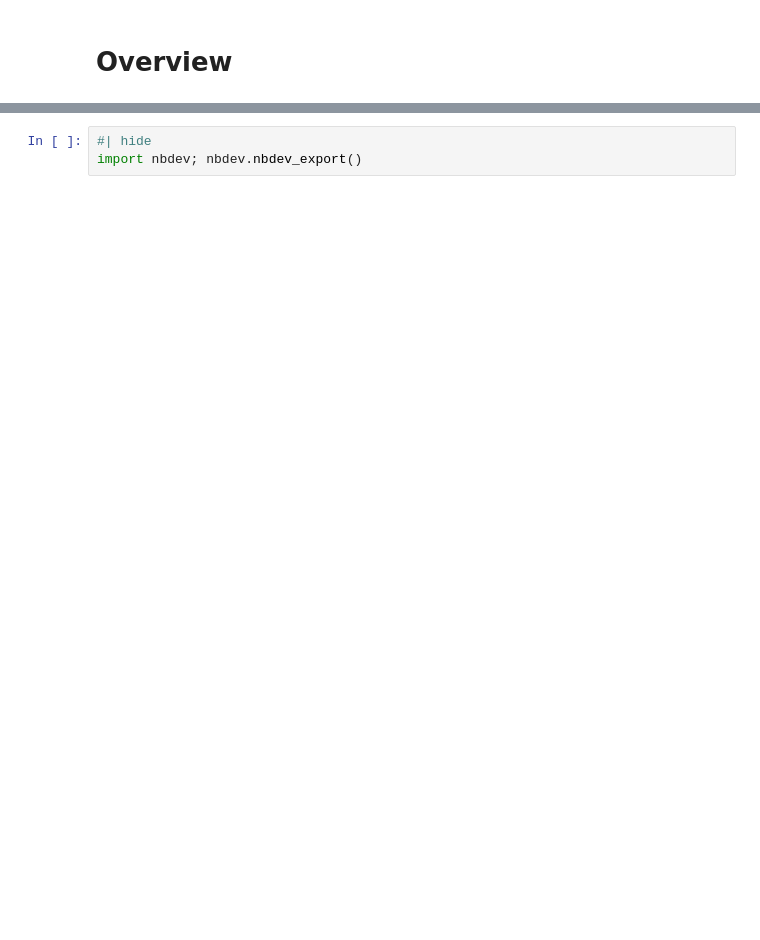
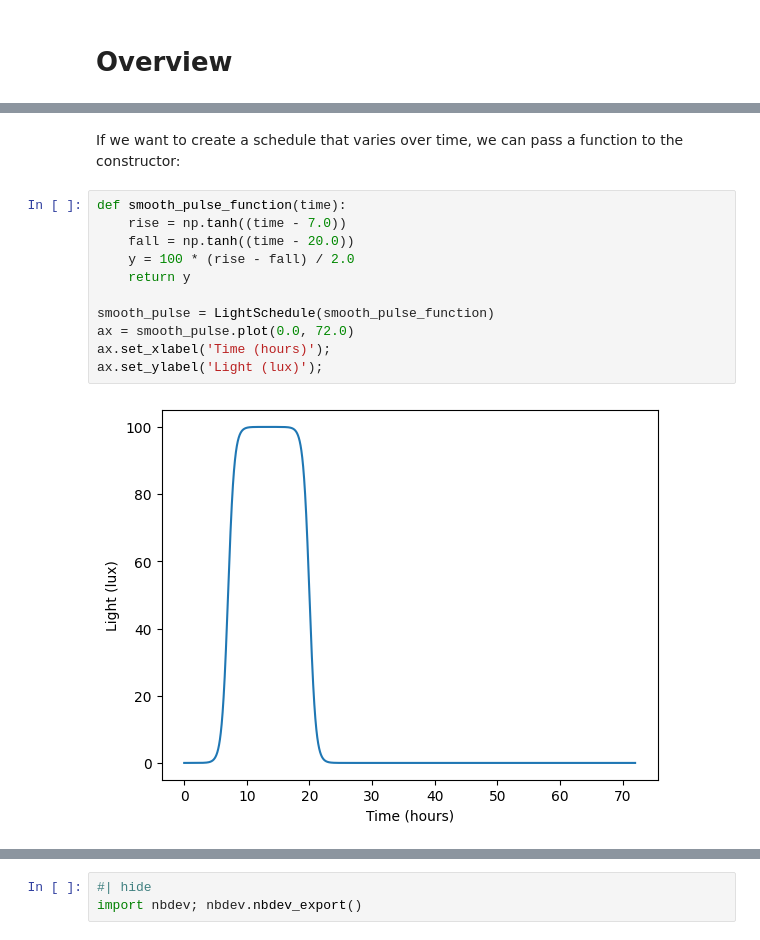
Before and after one commit to Arcascope/circadian, a Jupyter notebook: nbs/01_lights.ipynb, the cells around one changed output, grey strips where cells are left out. Drawn from its saved outputs; the diff is of its cells as text; blank space fills up the shorter version.

```diff
--- a/nbs/01_lights.ipynb
+++ b/nbs/01_lights.ipynb
@@ -1163,0 +1035,15 @@ plt.title("Social Jetlag Light Schedule");
+# %% [markdown]
+If we want to create a schedule that varies over time, we can pass a function to the constructor:
+# %%
+def smooth_pulse_function(time):
+    rise = np.tanh((time - 7.0))
+    fall = np.tanh((time - 20.0))
+    y = 100 * (rise - fall) / 2.0
+    return y
+
+smooth_pulse = LightSchedule(smooth_pulse_function)
+ax = smooth_pulse.plot(0.0, 72.0)
+ax.set_xlabel('Time (hours)');
+ax.set_ylabel('Light (lux)');
+# %% [output]
+[figure, added]
```
Also changed, not shown: parts of 83 cells of this notebook, 7 other files.
